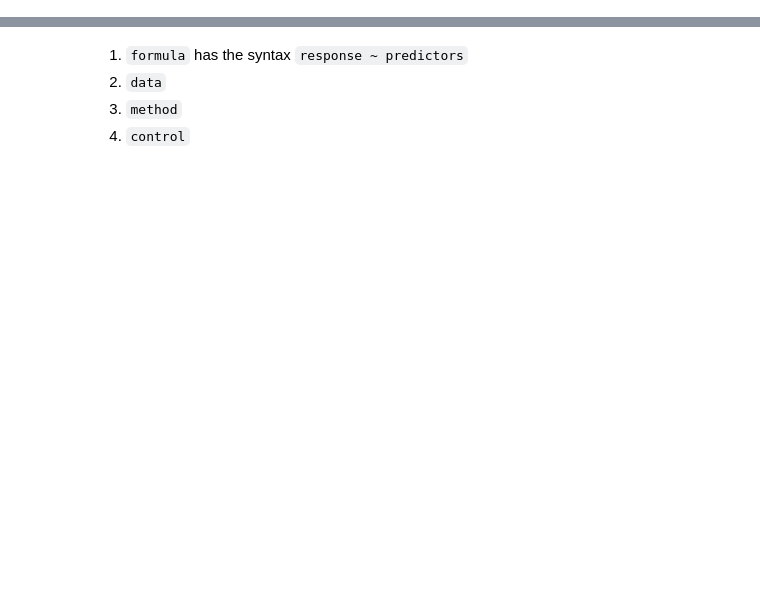
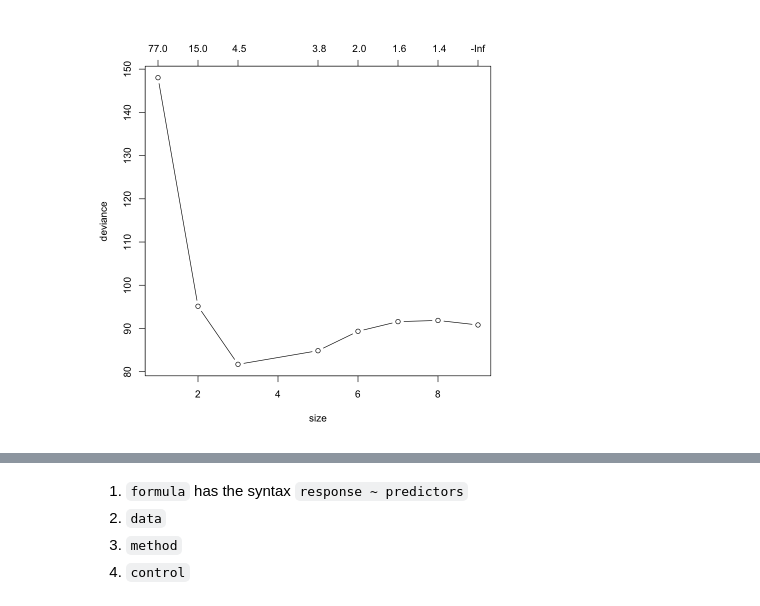
Before and after one commit to hua0-richard/jupyter-notes, a Jupyter notebook: cart.ipynb, the cells around one changed output, grey strips where cells are left out. Drawn from its saved outputs; the diff is of its cells as text; code cells hidden in the pictures; blank space fills up the shorter version.

```diff
--- a/cart.ipynb
+++ b/cart.ipynb
@@ -2,0 +17,5 @@ CART (Classification and Regression Trees)
+# %%
+cvBeerTree <- cv.tree(beerTree)
+plot(cvBeerTree, type="b")
+# %% [output]
+[figure, added]
```
Also changed, not shown: parts of 37 cells of this notebook, 1 other file.
